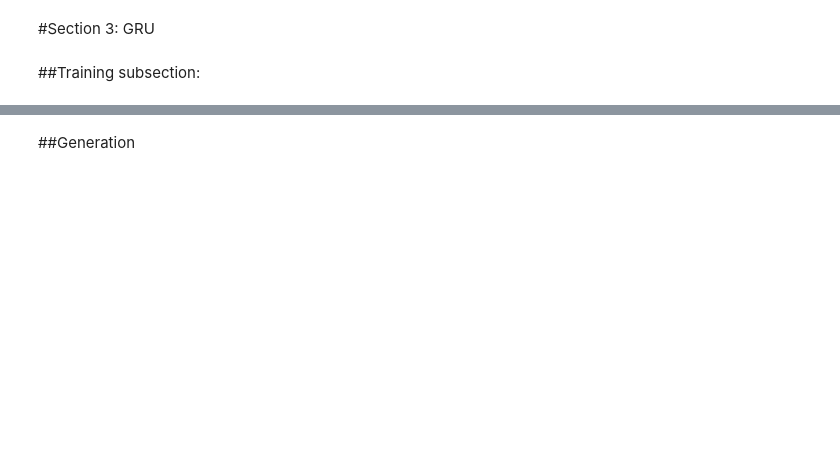
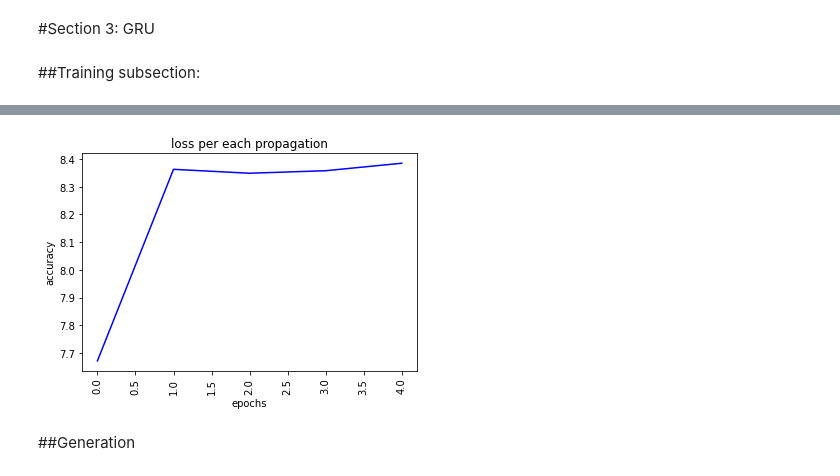
Before and after one commit to AAhmadS/deeplearning-HW4, a Jupyter notebook: NLP_task1.ipynb, the cells around one changed output, grey strips where cells are left out. Cells and saved outputs as stored; diff of their text form; code cells hidden in the pictures; blank space fills up the shorter version.

```diff
--- a/NLP_task1.ipynb
+++ b/NLP_task1.ipynb
@@ -462,3 +473,12 @@ KeyboardInterrupt: ignored
+# %%
+plt.plot(accs, color = 'blue')
+plt.xticks(rotation ='vertical')
+plt.xlabel("epochs")
+plt.ylabel("accuracy")
+plt.title("loss per each propagation")
+plt.show()
+# %% [output]
+[figure, added]
 # %% [markdown]
 ##Generation
 # %%
```
Also changed, not shown: parts of 16 cells of this notebook.
